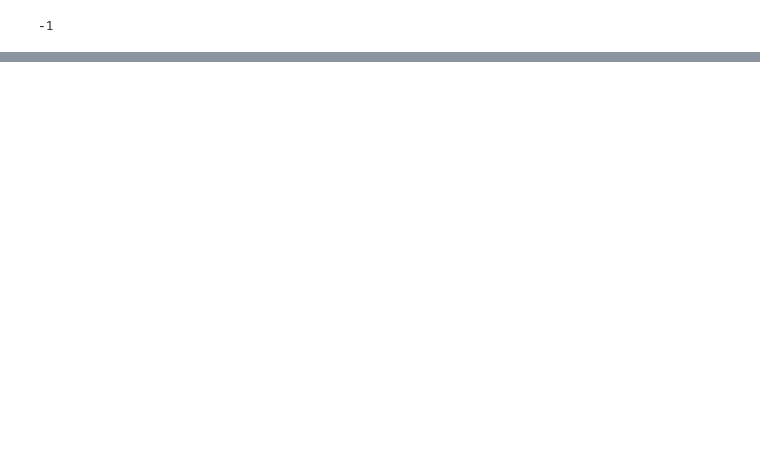
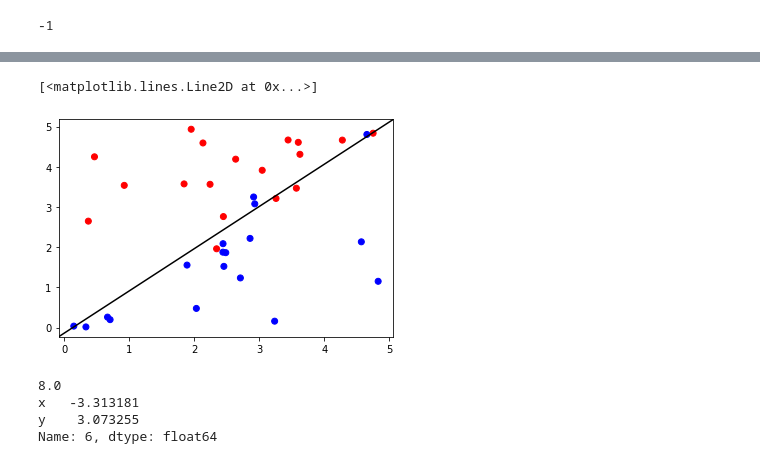
Before and after one commit to FelipeGorostiaga/MachineLearning, a Jupyter notebook: src/tp3/tp3_1.ipynb, the cells around one changed output, grey strips where cells are left out. Cells and saved outputs as stored; diff of their text form; code cells hidden in the pictures; blank space fills up the shorter version.

```diff
--- a/src/tp3/tp3_1.ipynb
+++ b/src/tp3/tp3_1.ipynb
@@ -116,3 +116,30 @@ def classify(x, y, w):
 print(classify(1, 0.8814770326018851, ws))
 # %% [output]
 -1
+# %%
+# Non-linearly separable dataset
+
+MISMATCH_CLASS_DELTA_Y = 0.5
+
+mismatch_points_per_class = { Y_GT_X: 3, X_GT_Y: 3 }
+split_points_2 = { Y_GT_X: [], X_GT_Y: []}
+
+def klass_range_mismatch(x, klass):
+    return (x, min(x + MISMATCH_CLASS_DELTA_Y, y_lim)) if klass == X_GT_Y else (x, max(x - MISMATCH_CLASS_DELTA_Y, 0))
+
+def get_klass_range(x, klass, mismatch):
+    return klass_range(x, klass) if not mismatch else klass_range_mismatch(x, klass)
+
+def generate_points_non_linear(n, x_range, y_range, klass, mismatch=False):
+    data = rng.uniform(x_range[0], x_range[1], size=n)
+    return list(map(lambda x: (x, rng.uniform(*get_klass_range(x, klass, mismatch)), klass), data))
+
+for klass, n in points_per_class.items():
+    split_points_2[klass] = generate_points_non_linear(n, x_range, y_range, klass)
+
+for klass, n in mismatch_points_per_class.items():
+    split_points_2[klass] += generate_points_non_linear(n, x_range, y_range, klass, True)
+
+points_2 = split_points_2[Y_GT_X] + split_points_2[X_GT_Y]
+df_2 = pd.DataFrame(points_2, columns=['x', 'y', 'class'])
+df_2.head()
@@ -118,0 +153,16 @@ print(classify(1, 0.8814770326018851, ws))
+# %%
+fig, ax = plt.subplots()
+ax.scatter(list(df_2['x']), list(df_2['y']), c=list(df_2['class']), cmap='bwr')
+ax.plot([0, 1], [0, 1], color='Black', transform=ax.transAxes)
+# %% [output]
+[<matplotlib.lines.Line2D at 0x...>]
+[figure, added]
+# %%
+ws_2, err_m_2 = get_weights(df_2)
+print(f"\n\n\n\n\n{err_m_2}")
+print(ws_2)
+# %% [output]
+8.0
+x   -3.313181
+y    3.073255
+Name: 6, dtype: float64
```
Also changed, not shown: parts of 6 cells of this notebook.
